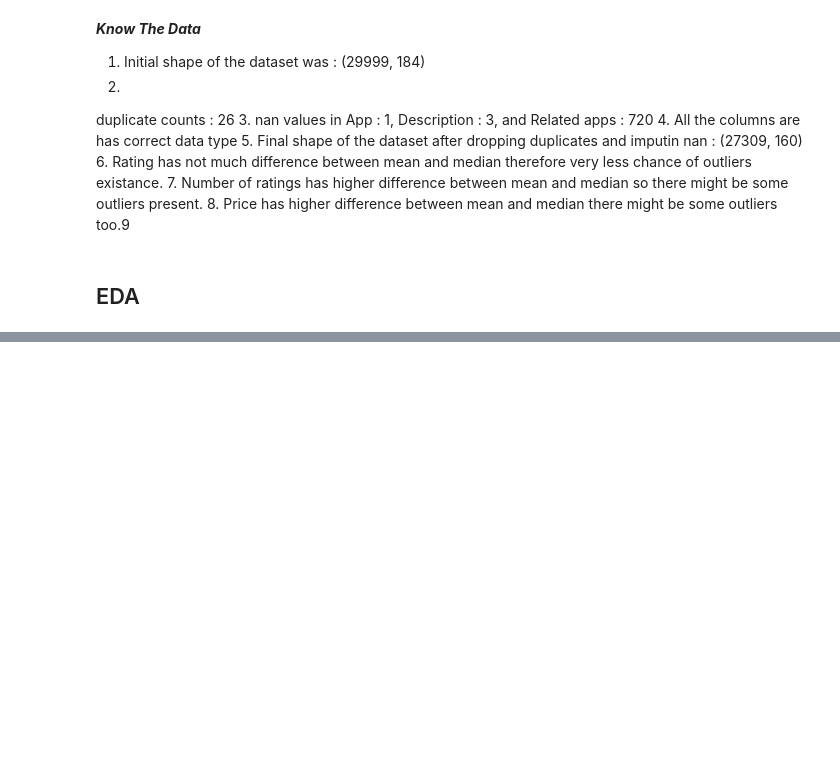
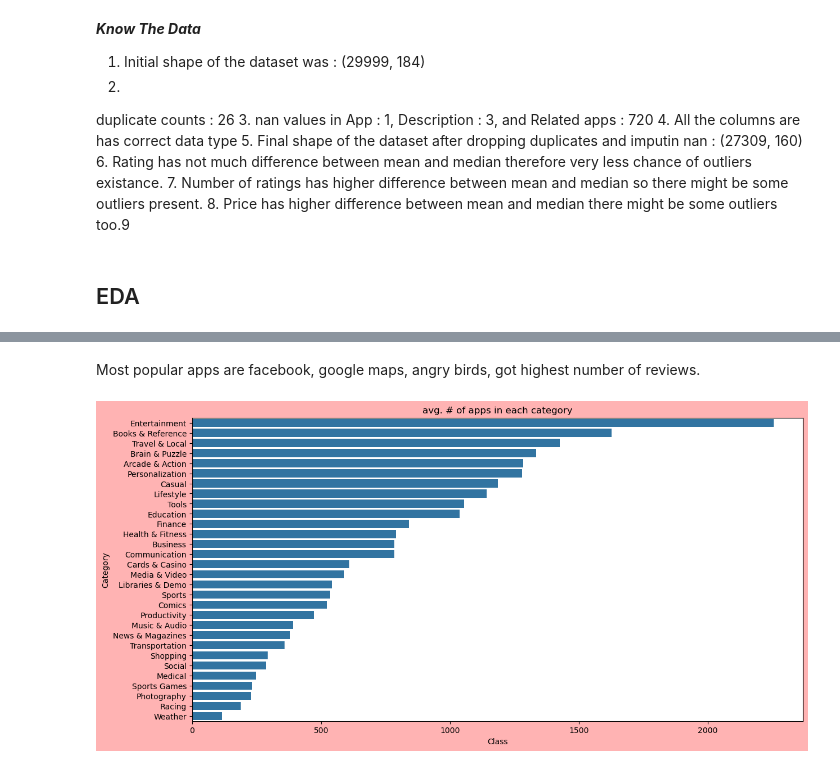
Before and after one commit to mdismailquraishicse/AndroidAuthencityPrediction, a Jupyter notebook: eda.ipynb, the cells around one changed output, grey strips where cells are left out. Cells and saved outputs as stored; diff of their text form; code cells hidden in the pictures; blank space fills up the shorter version.

```diff
--- a/eda.ipynb
+++ b/eda.ipynb
@@ -198,0 +348,6 @@ duplicate counts :  26
+# %% [markdown]
+Most popular apps are facebook, google maps, angry birds, got highest number of reviews.
+# %%
+plotbar(appCountByEachCategory.reset_index(), 'Class', 'Category', 'horizontal', 'avg. # of apps in each category')
+# %% [output]
+[figure, added]
```
Also changed, not shown: parts of 23 cells of this notebook.
